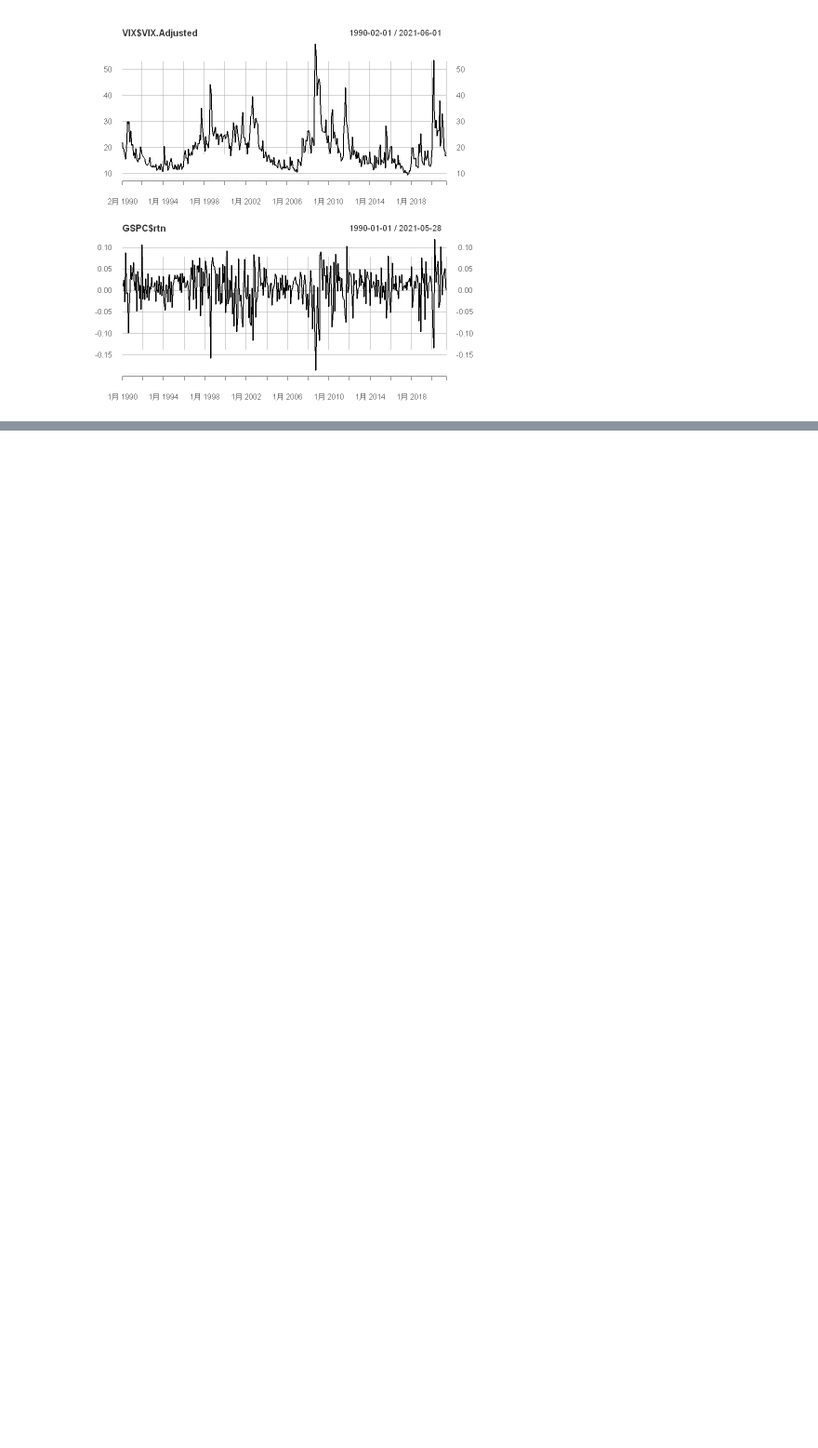
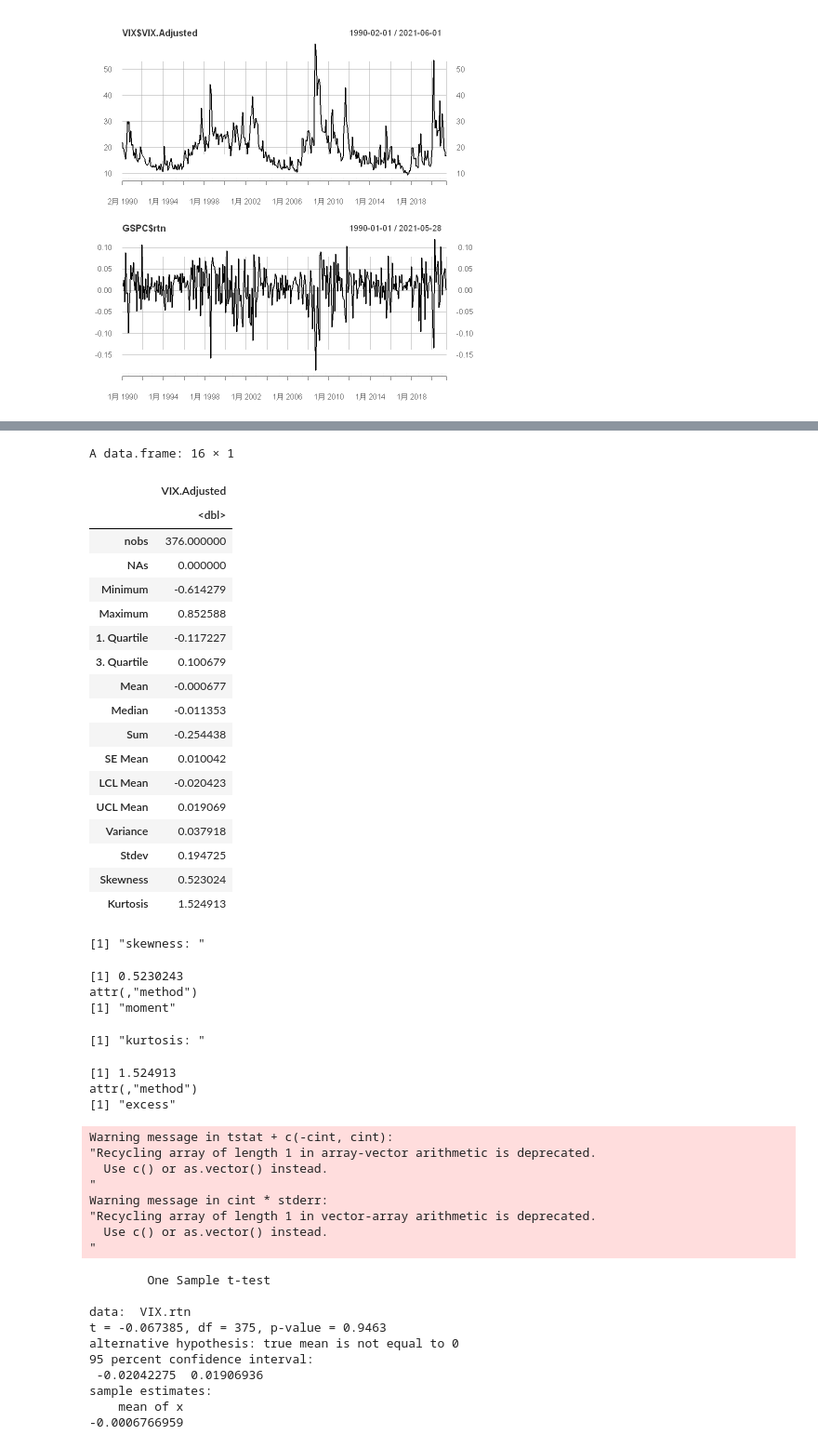
Before and after one commit to noooahyao/Quant_Explore, a Jupyter notebook: MS6217/Intro Quant.ipynb, the cells around one changed output, grey strips where cells are left out. Shown at 93% size. Saved outputs shown, nothing was run; the diff lists cells and outputs as text; code cells hidden in the pictures; blank space fills up the shorter version.

```diff
--- a/MS6217/Intro Quant.ipynb
+++ b/MS6217/Intro Quant.ipynb
@@ -51,0 +60,62 @@ plot(GSPC$rtn)
+# %%
+# distribution of the series
+# Multiple feature can be checked
+# Mean/Variance/Skewness(Symmetry)/Kurtosis(Fat-tails)
+library("fBasics")
+VIX.rtn = diff(log(VIX$VIX.Adjusted))[-1]
+basicStats(VIX.rtn)
+
+print("skewness: ")
+skewness(VIX.rtn)
+print("kurtosis: ")
+kurtosis(VIX.rtn)
+
+t.test(VIX.rtn)
+
+normalTest(VIX.rtn,method="jb")
+# %% [output]
+A data.frame: 16 × 1
+|  | VIX.Adjusted |
+|  | <dbl> |
+| nobs | 376.000000 |
+| NAs | 0.000000 |
+| Minimum | -0.614279 |
+| Maximum | 0.852588 |
+| 1. Quartile | -0.117227 |
+| 3. Quartile | 0.100679 |
+| Mean | -0.000677 |
+| Median | -0.011353 |
+| Sum | -0.254438 |
+| SE Mean | 0.010042 |
+| LCL Mean | -0.020423 |
+| UCL Mean | 0.019069 |
+| Variance | 0.037918 |
+| Stdev | 0.194725 |
+| Skewness | 0.523024 |
+| Kurtosis | 1.524913 |
+[1] "skewness: "
+[1] 0.5230243
+attr(,"method")
+[1] "moment"
+[1] "kurtosis: "
+[1] 1.524913
+attr(,"method")
+[1] "excess"
+Warning message in tstat + c(-cint, cint):
+"Recycling array of length 1 in array-vector arithmetic is deprecated.
+  Use c() or as.vector() instead.
+"
+Warning message in cint * stderr:
+"Recycling array of length 1 in vector-array arithmetic is deprecated.
+  Use c() or as.vector() instead.
+"
+        One Sample t-test
+
+data:  VIX.rtn
+t = -0.067385, df = 375, p-value = 0.9463
+alternative hypothesis: true mean is not equal to 0
+95 percent confidence interval:
+ -0.02042275  0.01906936
+sample estimates:
+    mean of x
+-0.0006766959
```
Also changed, not shown: parts of 3 cells of this notebook.
